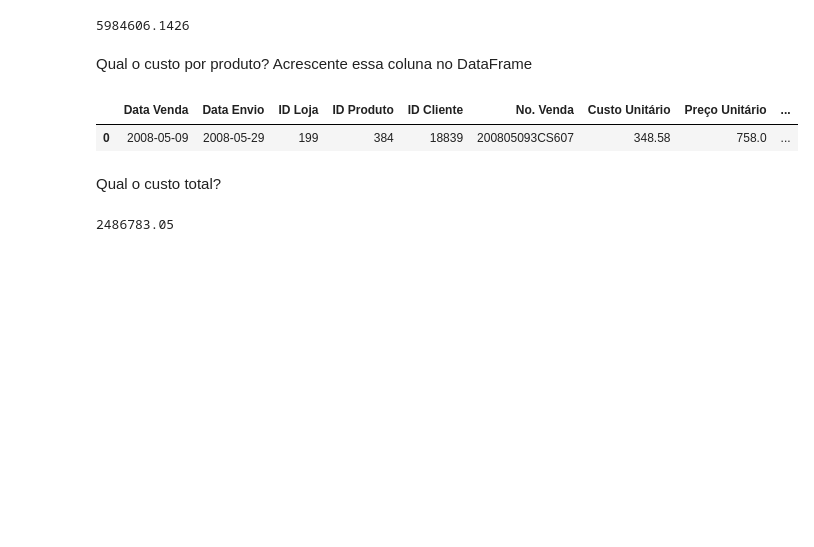
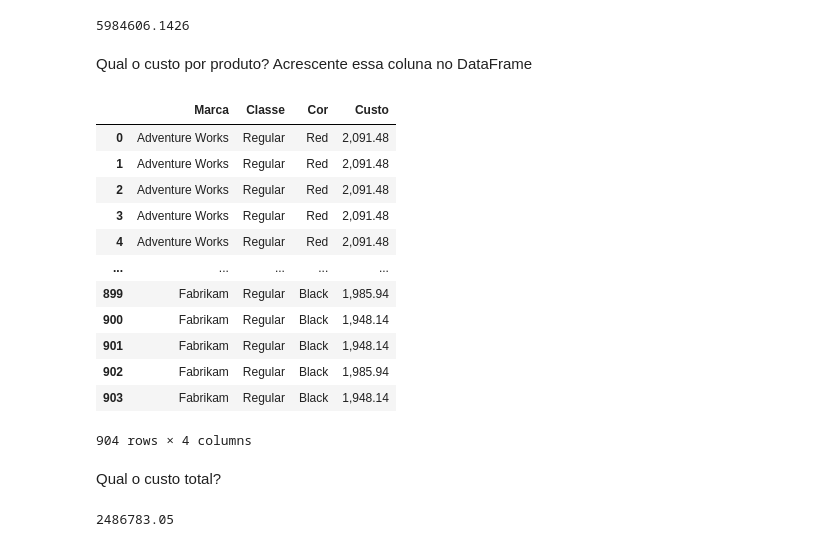
Before and after one commit to taynanmancilla/An-lise-Explorat-ria-de-Vendas, a Jupyter notebook: AdventureWorks.ipynb, the cells around one changed output. Cells and saved outputs as stored; diff of their text form; code cells hidden in the pictures; blank space fills up the shorter version.

```diff
--- a/AdventureWorks.ipynb
+++ b/AdventureWorks.ipynb
@@ -82,11 +82,23 @@ Qual o custo por produto? Acrescente essa coluna no DataFrame
 # %%
 df["Custo"] = df["Custo Unitário"].mul(df["Quantidade"])
 # %%
-df.head(1)
+# Fatiando a partir da coluna 'Marca' para que a visualizacao seja possivel no github
+df.loc[:,'Marca':]
 # Note que a coluna "Custo" foi adicionada no fim
 # %% [output]
-|  | Data Venda | Data Envio | ID Loja | ID Produto | ID Cliente | No. Venda | Custo Unitário | Preço Unitário | ... |
-| 0 | 2008-05-09 | 2008-05-29 | 199 | 384 | 18839 | 200805093CS607 | 348.58 | 758.0 | ... |
+|  | Marca | Classe | Cor | Custo |
+| 0 | Adventure Works | Regular | Red | 2,091.48 |
+| 1 | Adventure Works | Regular | Red | 2,091.48 |
+| 2 | Adventure Works | Regular | Red | 2,091.48 |
+| 3 | Adventure Works | Regular | Red | 2,091.48 |
+| 4 | Adventure Works | Regular | Red | 2,091.48 |
+| ... | ... | ... | ... | ... |
+| 899 | Fabrikam | Regular | Black | 1,985.94 |
+| 900 | Fabrikam | Regular | Black | 1,948.14 |
+| 901 | Fabrikam | Regular | Black | 1,948.14 |
+| 902 | Fabrikam | Regular | Black | 1,985.94 |
+| 903 | Fabrikam | Regular | Black | 1,948.14 |
+904 rows × 4 columns
 # %% [markdown]
 Qual o custo total?
 # %%
```
Also changed, not shown: parts of 6 cells of this notebook.
